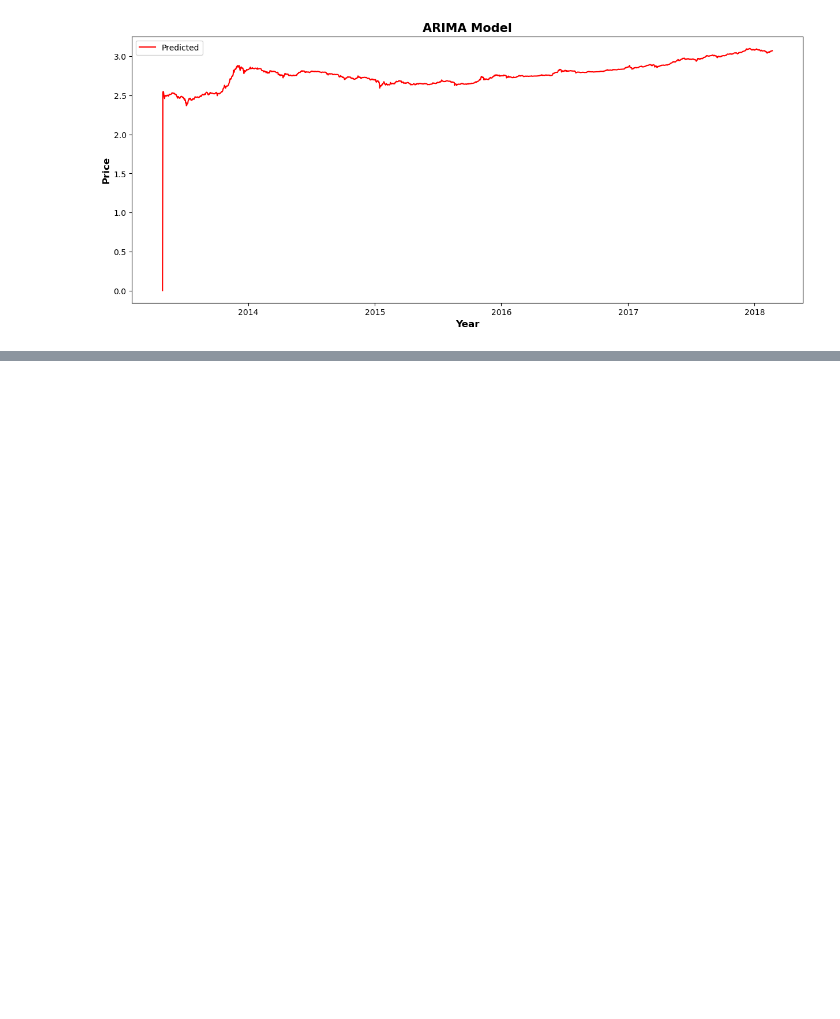
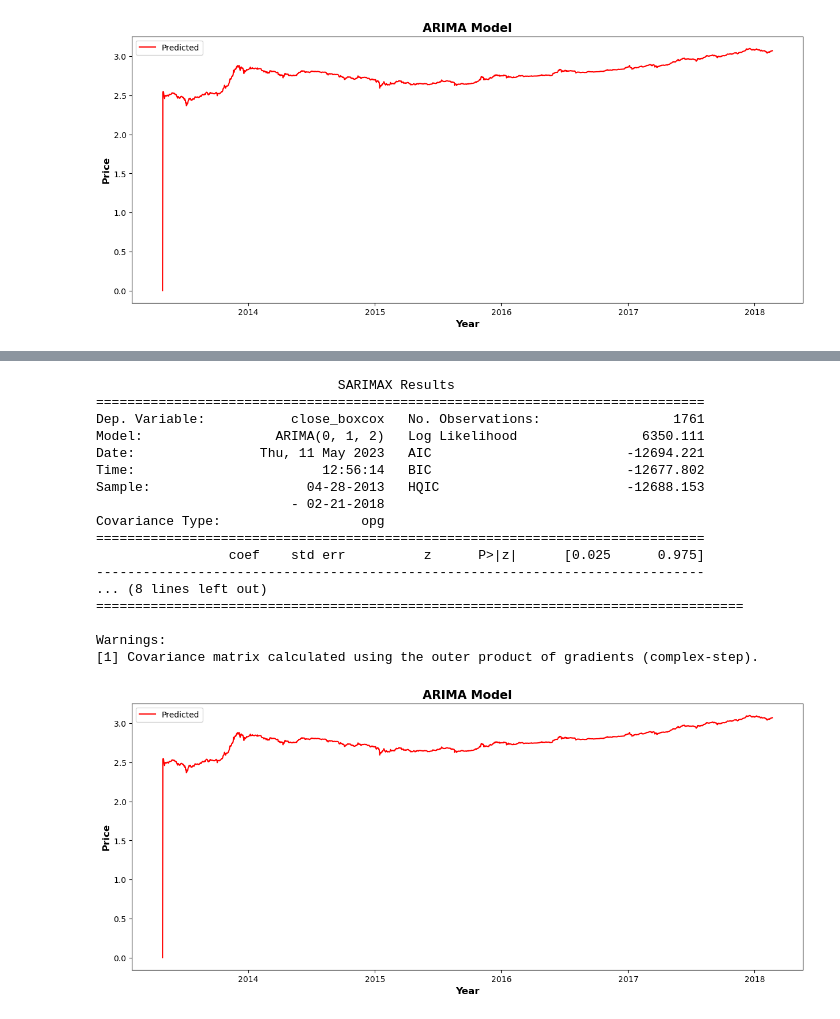
Before and after one commit to alliajagbe/crypto-prediction, a Jupyter notebook: crypto.ipynb, the cells around one changed output, grey strips where cells are left out. Saved outputs shown, nothing was run; the diff lists cells and outputs as text; code cells hidden in the pictures; blank space fills up the shorter version.

```diff
--- a/crypto.ipynb
+++ b/crypto.ipynb
@@ -163,0 +195,31 @@ Warnings:
+# %%
+# fitting an arima model
+model = ARIMA(btc['close_boxcox'], order=(0, 1, 2))
+results = model.fit()
+print(results.summary())
+plt.figure(figsize=(15,6))
+plt.plot(results.fittedvalues, color='red', label='Predicted')
+plt.legend(loc='best')
+plt.title('ARIMA Model', fontsize=15, fontweight='bold')
+plt.xlabel('Year', fontsize=12, fontweight='bold')
+plt.ylabel('Price', fontsize=12, fontweight='bold')
+plt.show()
+# %% [output]
+                               SARIMAX Results
+==============================================================================
+Dep. Variable:           close_boxcox   No. Observations:                 1761
+Model:                 ARIMA(0, 1, 2)   Log Likelihood                6350.111
+Date:                Thu, 11 May 2023   AIC                         -12694.221
+Time:                        12:56:14   BIC                         -12677.802
+Sample:                    04-28-2013   HQIC                        -12688.153
+                         - 02-21-2018
+Covariance Type:                  opg
+==============================================================================
+                 coef    std err          z      P>|z|      [0.025      0.975]
+------------------------------------------------------------------------------
+... (8 lines left out)
+===================================================================================
+
+Warnings:
+[1] Covariance matrix calculated using the outer product of gradients (complex-step).
+[figure, added]
```
Also changed, not shown: parts of 3 cells of this notebook.
